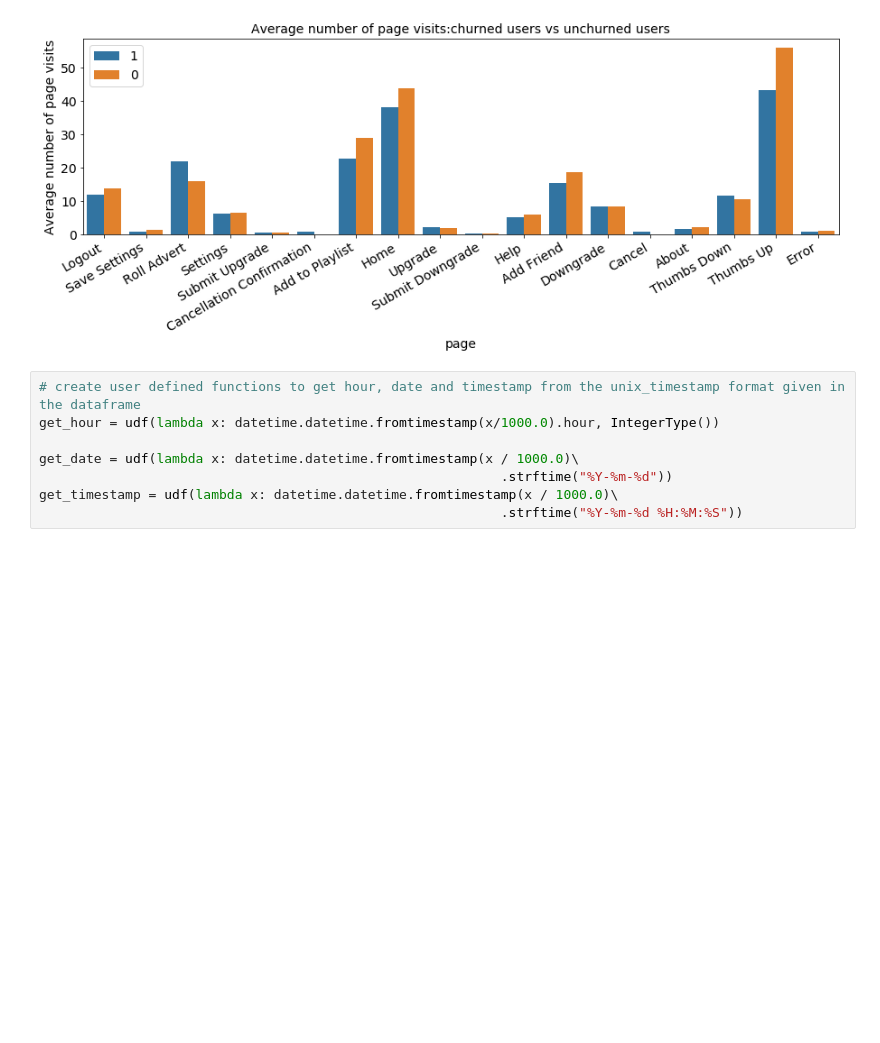
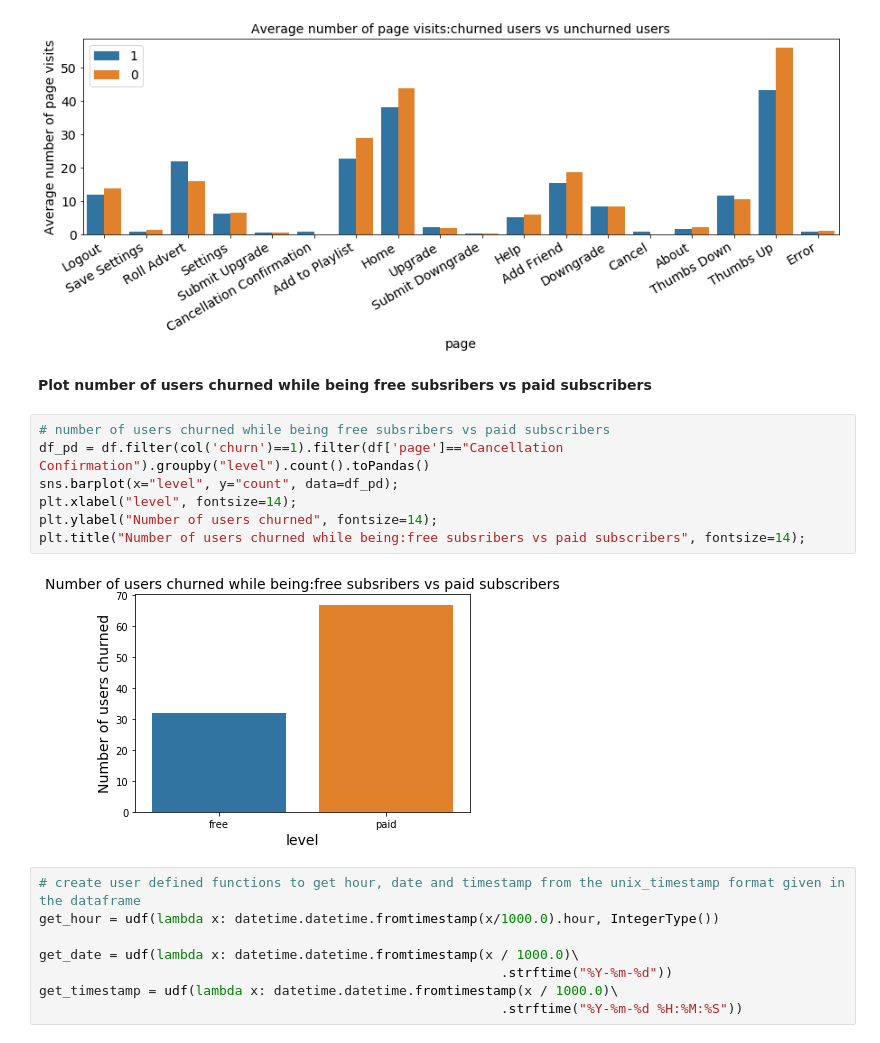
Before and after one commit to karvendhanm/Sparkify, a Jupyter notebook: sparkify.ipynb, the cells around one changed output. Cells and saved outputs as stored; diff of their text form; blank space fills up the shorter version.

```diff
--- a/sparkify.ipynb
+++ b/sparkify.ipynb
@@ -382,6 +395,17 @@ plt.xticks(rotation=30, ha='right', fontsize=14)
 plt.legend(loc='best', fontsize=14);
 # %% [output]
 [figure]
+# %% [markdown]
+**Plot number of users churned while being free subsribers vs paid subscribers**
+# %%
+# number of users churned while being free subsribers vs paid subscribers
+df_pd = df.filter(col('churn')==1).filter(df['page']=="Cancellation Confirmation").groupby("level").count().toPandas()
+sns.barplot(x="level", y="count", data=df_pd);
+plt.xlabel("level", fontsize=14);
+plt.ylabel("Number of users churned", fontsize=14);
+plt.title("Number of users churned while being:free subsribers vs paid subscribers", fontsize=14);
+# %% [output]
+[figure, added]
 # %%
 # create user defined functions to get hour, date and timestamp from the unix_timestamp format given in the dataframe
 get_hour = udf(lambda x: datetime.datetime.fromtimestamp(x/1000.0).hour, IntegerType())
```
Also changed, not shown: parts of 19 cells of this notebook.
